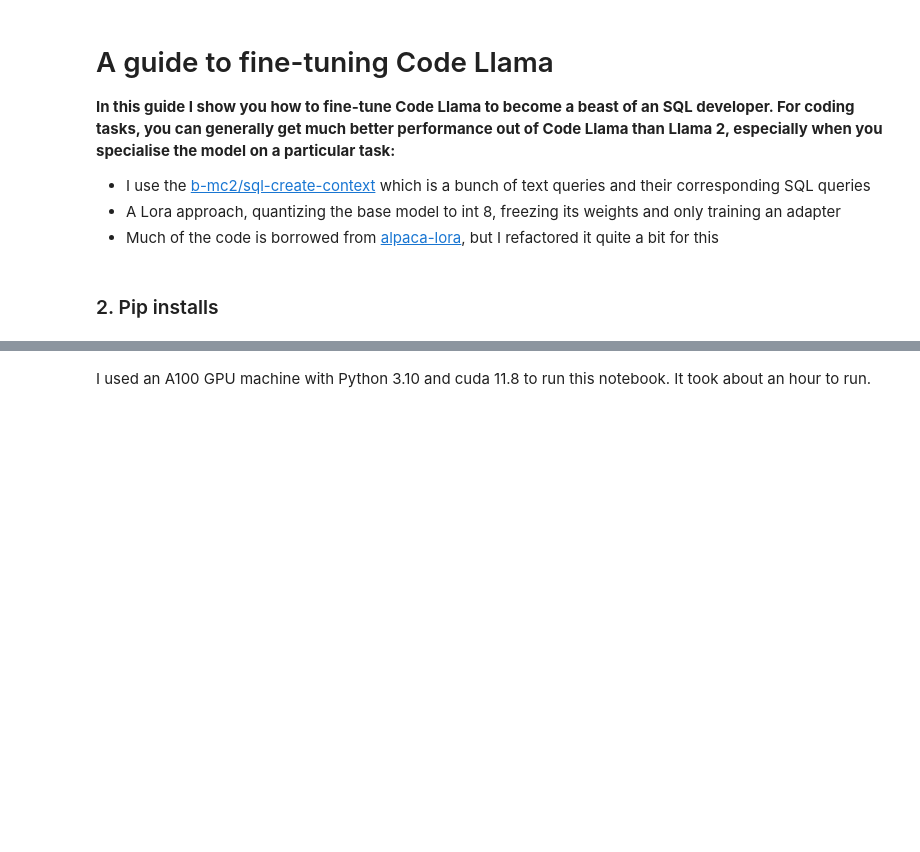
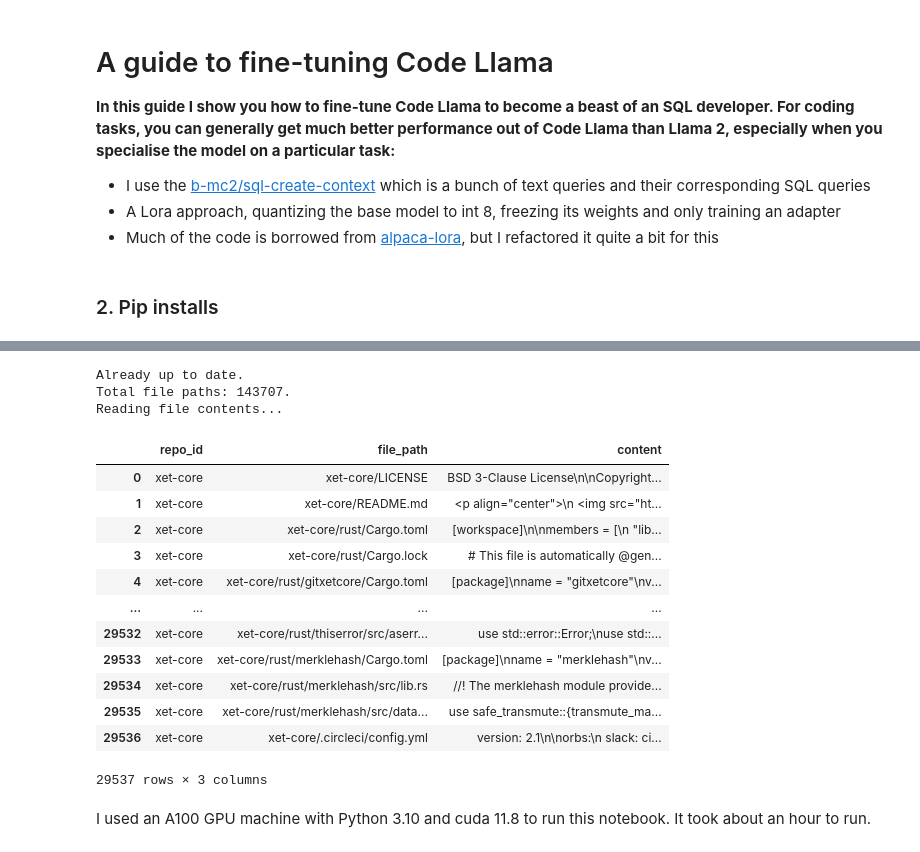
Before and after one commit to seanses/LLM-fine-tuning, a Jupyter notebook: fine-tune-code-llama.ipynb, the cells around one changed output, grey strips where cells are left out. Saved outputs shown, nothing was run; the diff lists cells and outputs as text; code cells hidden in the pictures; blank space fills up the shorter version.

```diff
--- a/fine-tune-code-llama.ipynb
+++ b/fine-tune-code-llama.ipynb
@@ -37,3 +42,30 @@ Requirement already satisfied: numpy<1.28.0,>=1.21.6 in /usr/local/lib/python3.1
+# %%
+from scripts.prepare_dataset import create_dataset_from_git_repo
+username='xetdata'
+repository='xet-core'
+parquet_file = create_dataset_from_git_repo(username,repository)
+# %% [output]
+Already up to date.
+Total file paths: 143707.
+Reading file contents...
+# %%
+import pandas as pd
+df = pd.read_parquet(parquet_file)
+df
+# %% [output]
+|  | repo_id | file_path | content |
+| 0 | xet-core | xet-core/LICENSE | BSD 3-Clause License\n\nCopyright... |
+| 1 | xet-core | xet-core/README.md | <p align="center">\n <img src="ht... |
+| 2 | xet-core | xet-core/rust/Cargo.toml | [workspace]\n\nmembers = [\n "lib... |
+| 3 | xet-core | xet-core/rust/Cargo.lock | # This file is automatically @gen... |
+| 4 | xet-core | xet-core/rust/gitxetcore/Cargo.toml | [package]\nname = "gitxetcore"\nv... |
+| ... | ... | ... | ... |
+| 29532 | xet-core | xet-core/rust/thiserror/src/aserr... | use std::error::Error;\nuse std::... |
+| 29533 | xet-core | xet-core/rust/merklehash/Cargo.toml | [package]\nname = "merklehash"\nv... |
+| 29534 | xet-core | xet-core/rust/merklehash/src/lib.rs | //! The merklehash module provide... |
+| 29535 | xet-core | xet-core/rust/merklehash/src/data... | use safe_transmute::{transmute_ma... |
+| 29536 | xet-core | xet-core/.circleci/config.yml | version: 2.1\n\norbs:\n slack: ci... |
+29537 rows × 3 columns
 # %% [markdown]
 I used an A100 GPU machine with Python 3.10 and cuda 11.8 to run this notebook. It took about an hour to run.
 # %% [markdown]
```
Also changed, not shown: parts of 15 cells of this notebook, 2 other files.
